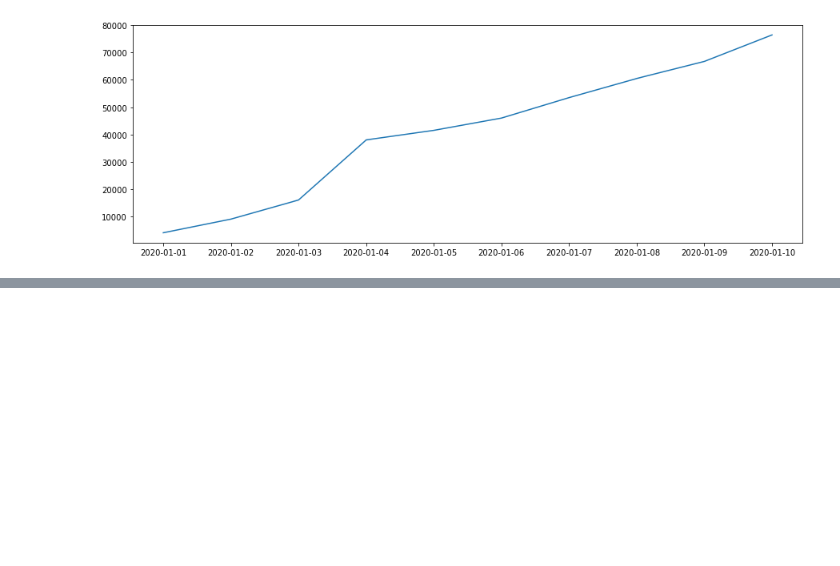
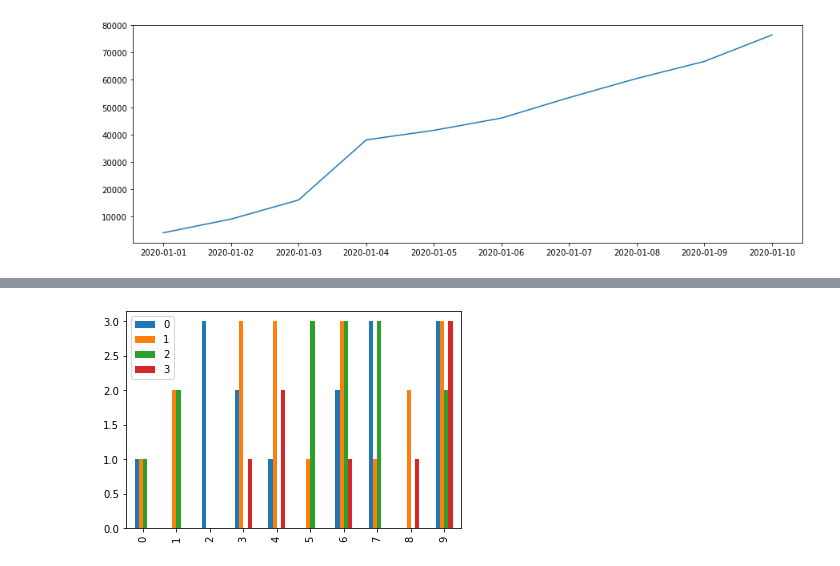
Before and after one commit to selvendranks/DataScience_and_MachineLearning-, a Jupyter notebook: Sample_Practise/Intro to Matplotlib.ipynb, the cells around one changed output, grey strips where cells are left out. Drawn from its saved outputs; the diff is of its cells as text; code cells hidden in the pictures; blank space fills up the shorter version.

```diff
--- a/Sample_Practise/Intro to Matplotlib.ipynb
+++ b/Sample_Practise/Intro to Matplotlib.ipynb
@@ -244,0 +252,5 @@ ax.plot(car_sales['Sale Date'],car_sales['Total Sales'])
+# %%
+#create a dataFrame
+x = np.random.randint(0,4,size=(10,4))
+df = pd.DataFrame(x)
+df
@@ -244,0 +269,6 @@ ax.plot(car_sales['Sale Date'],car_sales['Total Sales'])
+# %%
+#plotting a bar graph
+# df.plot.bar();
+df.plot(kind='bar');
+# %% [output]
+[figure, added]
```
Also changed, not shown: parts of 22 cells of this notebook, 5 other files.
